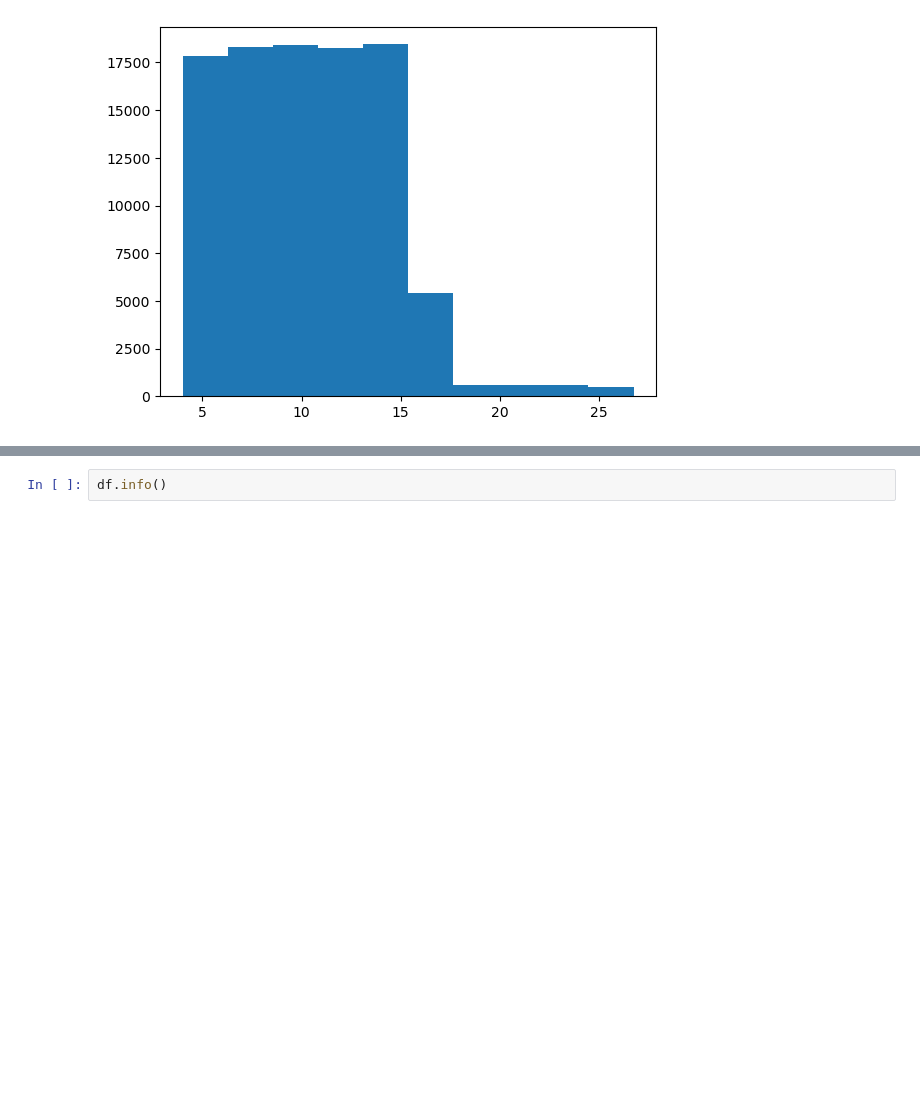
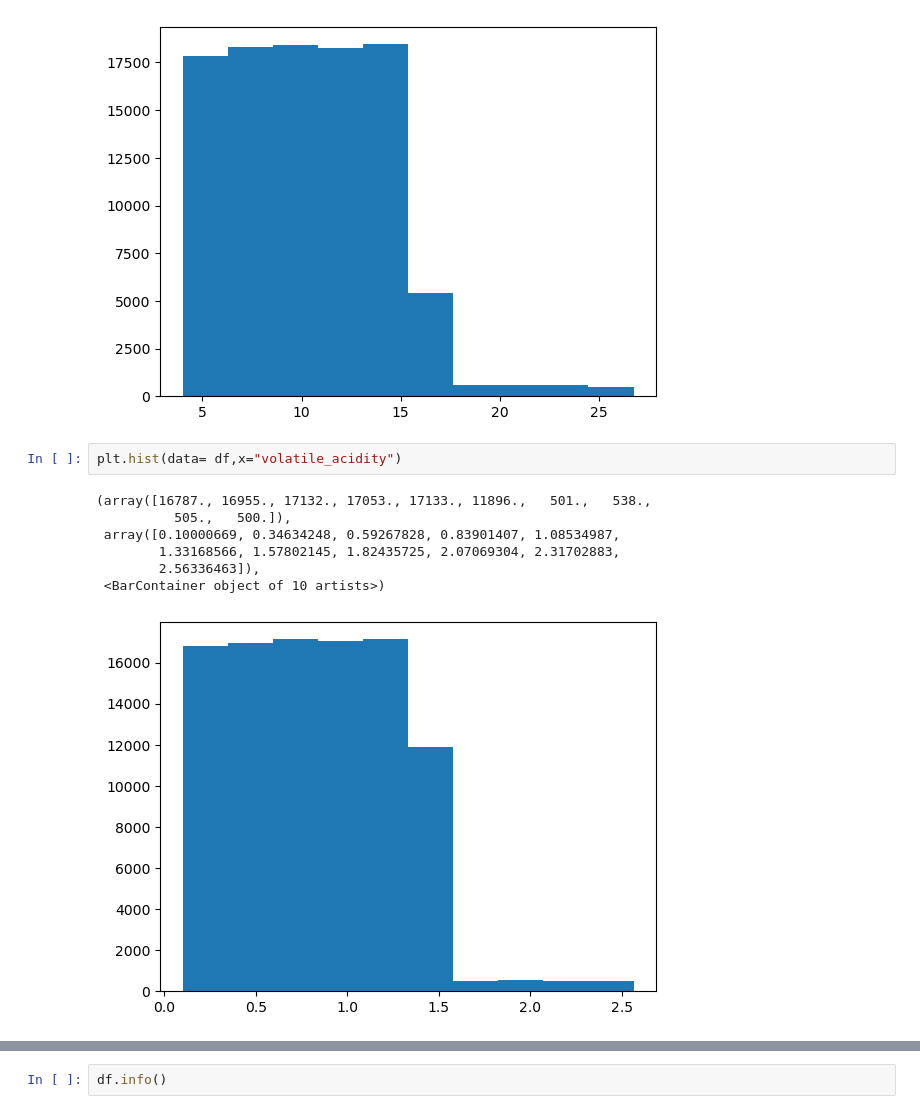
Before and after one commit to RupaliTekade/Wine_Quality_Project, a Jupyter notebook: wine.ipynb, the cells around one changed output, grey strips where cells are left out. Cells and saved outputs as stored; diff of their text form; blank space fills up the shorter version.

```diff
--- a/wine.ipynb
+++ b/wine.ipynb
@@ -16,6 +36,16 @@ plt.hist(data= df,x="fixed_acidity")
         26.74520334]),
  <BarContainer object of 10 artists>)
 [figure]
+# %%
+plt.hist(data= df,x="volatile_acidity")
+# %% [output]
+(array([16787., 16955., 17132., 17053., 17133., 11896.,   501.,   538.,
+          505.,   500.]),
+ array([0.10000669, 0.34634248, 0.59267828, 0.83901407, 1.08534987,
+        1.33168566, 1.57802145, 1.82435725, 2.07069304, 2.31702883,
+        2.56336463]),
+ <BarContainer object of 10 artists>)
+[figure, added]
 # %%
 df.sample(25)
 # %% [output]
```
Also changed, not shown: parts of 21 cells of this notebook.
